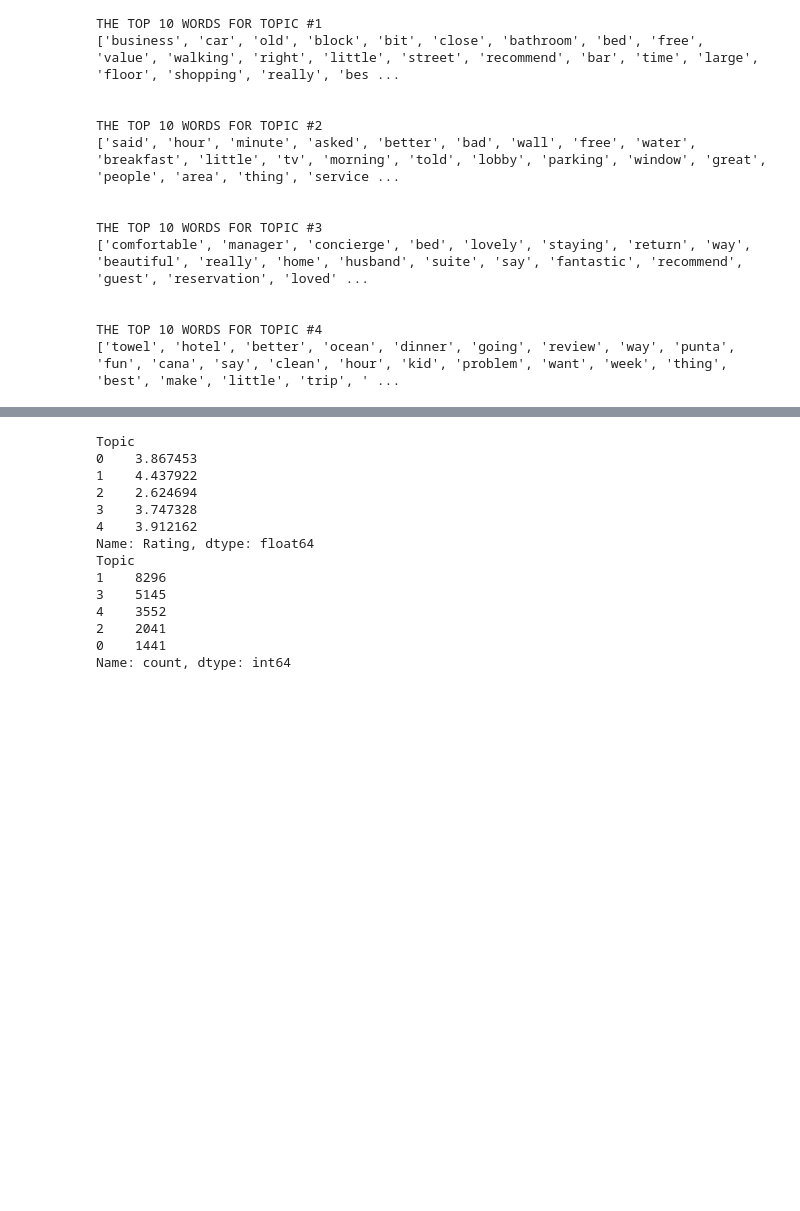
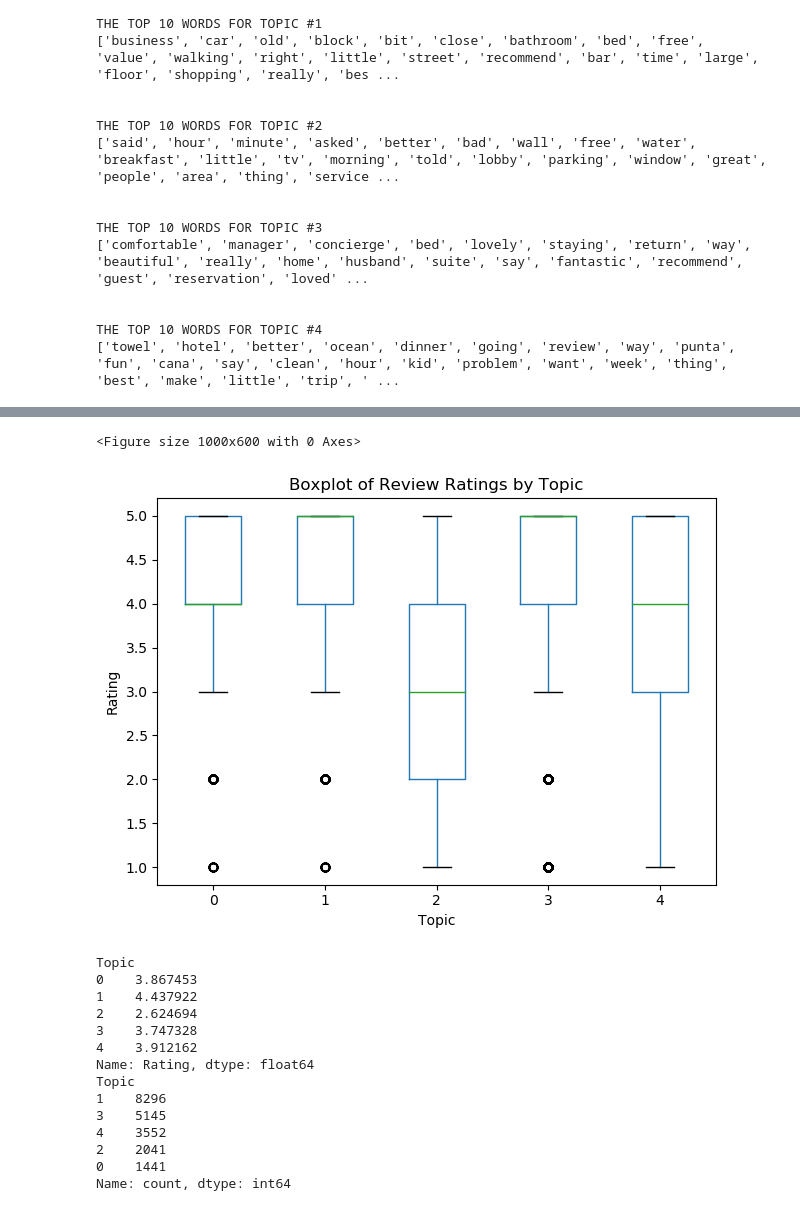
Before and after one commit to Hunteracademic/Unsupervised_assignment_1, a Jupyter notebook: FinalProject_Group04_AlexKravtsov_DanielCastiblanco_HunterWard.ipynb, the cells around one changed output, grey strips where cells are left out. Drawn from its saved outputs; the diff is of its cells as text; code cells hidden in the pictures; blank space fills up the shorter version.

```diff
--- a/FinalProject_Group04_AlexKravtsov_DanielCastiblanco_HunterWard.ipynb
+++ b/FinalProject_Group04_AlexKravtsov_DanielCastiblanco_HunterWard.ipynb
@@ -387,4 +425,21 @@ LDA_data.head()
 | 4 | great stay great stay, went seaha... | 5 | 2 | [great, stay, great, stay, went, ... |
+# %%
+import matplotlib.pyplot as plt
+
+LDA_data['Rating'] = LDA_data['Rating'].astype(float)
+LDA_data['Topic'] = LDA_data['Topic'].astype(int)
+
+plt.figure(figsize=(10, 6))
+LDA_data.boxplot(column='Rating', by='Topic', grid=False)
+plt.title('Boxplot of Review Ratings by Topic')
+plt.suptitle('') # removes pandas automatic subtitle
+plt.xlabel('Topic')
+plt.ylabel('Rating')
+plt.tight_layout()
+plt.show()
+# %% [output]
+<Figure size 1000x600 with 0 Axes>
+[figure, added]
 # %%
 # See the average rating for each topic
 print(LDA_data.groupby('Topic')['Rating'].mean())
```
Also changed, not shown: parts of 10 cells of this notebook.
